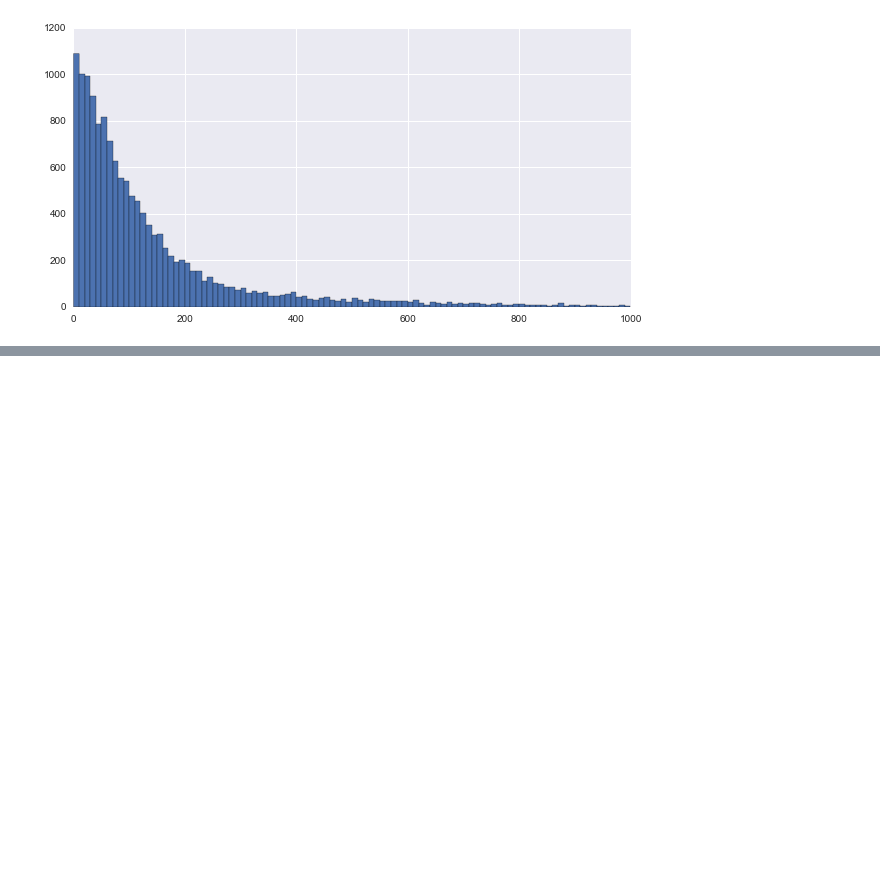
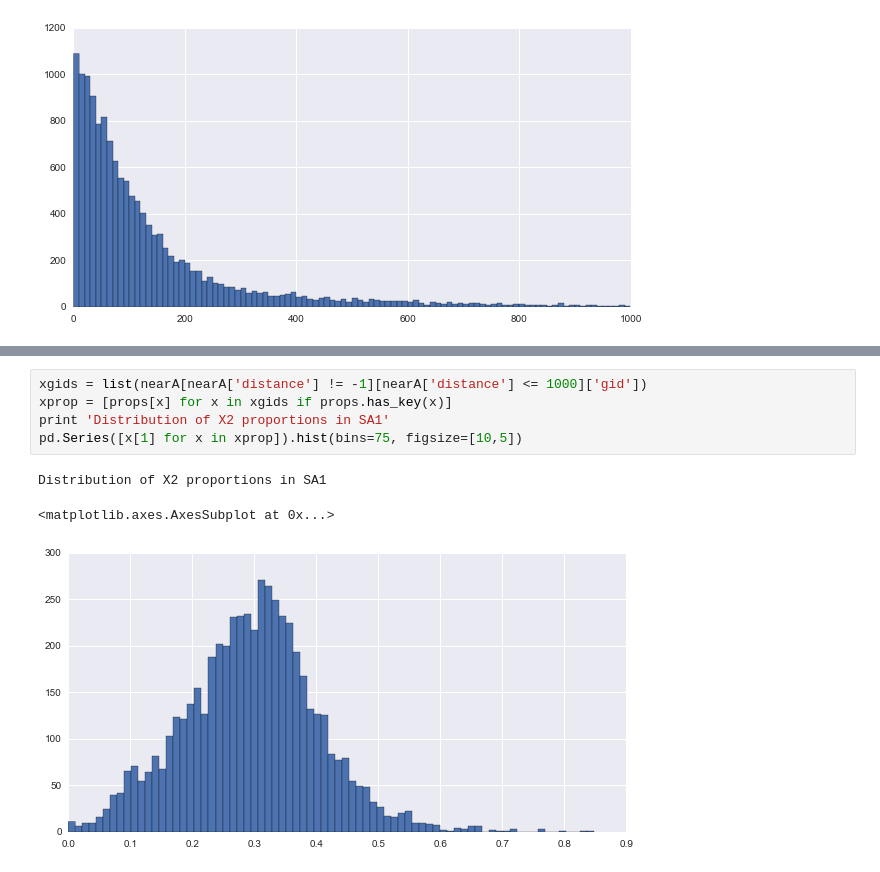
Before and after one commit to damiankao/misc-analysis, a Jupyter notebook: yuli_19012016.ipynb, the cells around one changed output, grey strips where cells are left out. Saved outputs shown, nothing was run; the diff lists cells and outputs as text; blank space fills up the shorter version.

```diff
--- a/yuli_19012016.ipynb
+++ b/yuli_19012016.ipynb
@@ -241,0 +319,9 @@ Number of SA1 peaks with no nearest SA2 peak: 61
+# %%
+xgids = list(nearA[nearA['distance'] != -1][nearA['distance'] <= 1000]['gid'])
+xprop = [props[x] for x in xgids if props.has_key(x)]
+print 'Distribution of X2 proportions in SA1'
+pd.Series([x[1] for x in xprop]).hist(bins=75, figsize=[10,5])
+# %% [output]
+Distribution of X2 proportions in SA1
+<matplotlib.axes.AxesSubplot at 0x...>
+[figure, added]
```
Also changed, not shown: parts of 43 cells of this notebook.
